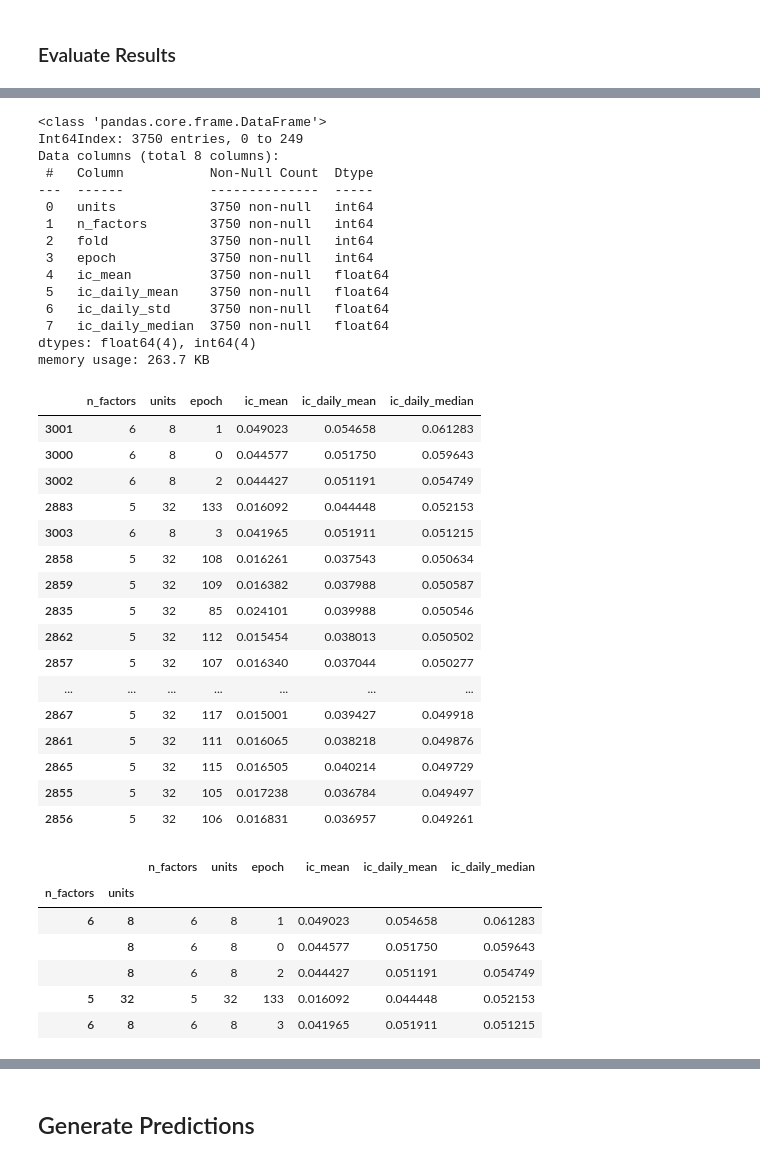
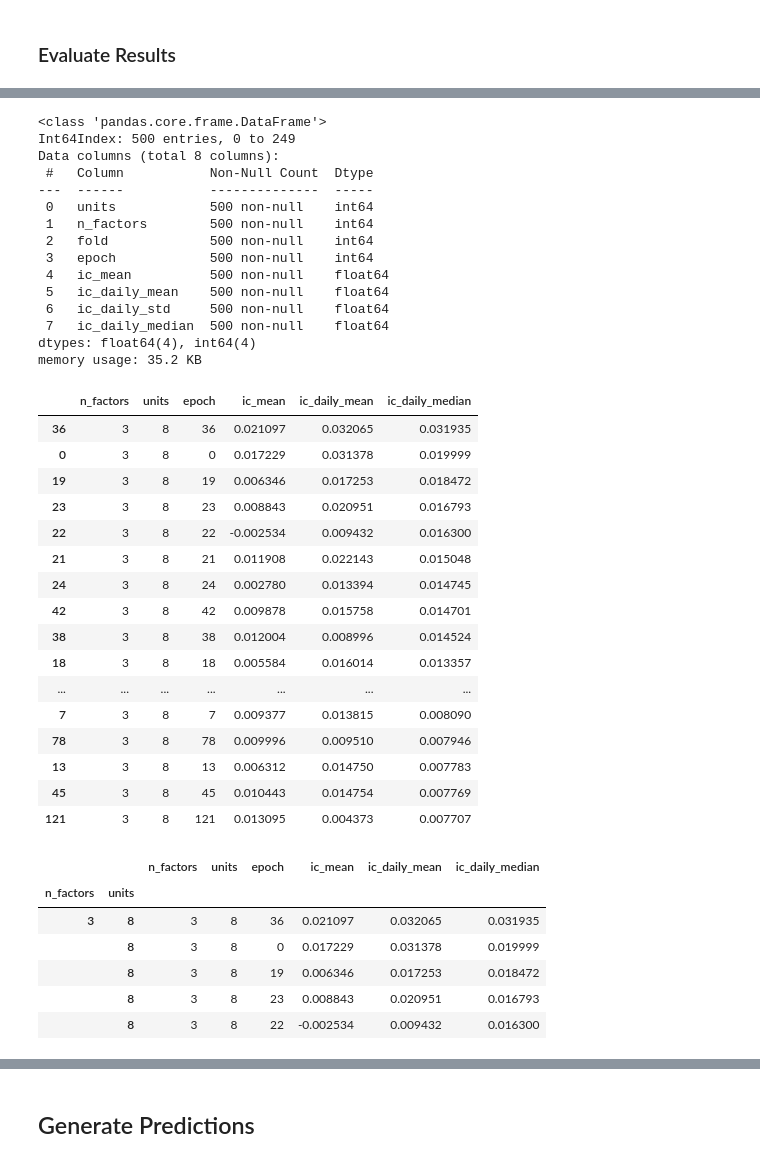
Before and after one commit to ChoiInYeol/Asset-pricing-models-using-deep-learning-networks, a Jupyter notebook: 10_conditional_autoencoder_for_asset_pricing_KR_model.ipynb, the cells around one changed output, grey strips where cells are left out. Drawn from its saved outputs; the diff is of its cells as text; code cells hidden in the pictures.

```diff
--- a/10_conditional_autoencoder_for_asset_pricing_KR_model.ipynb
+++ b/10_conditional_autoencoder_for_asset_pricing_KR_model.ipynb
@@ -64,7 +64,7 @@ idx = pd.IndexSlice
 sns.set_style('whitegrid')
 np.random.seed(42)
 # %%
-results_path = Path('KR_results', 'asset_pricing')
+results_path = Path('KR2_results', 'asset_pricing')
 if not results_path.exists():
     results_path.mkdir(parents=True)
 # %%
@@ -99,7 +99,7 @@ File path: KR_results\asset_pricing\autoencoder.h5
 data = (pd.read_hdf(results_path / 'autoencoder.h5', 'returns')
         .stack(dropna=False)
         .to_frame('returns')
-        .loc[idx['2000':, :], :])
+        .loc[idx['1990':, :], :])
 
 # 램 문제 발생으로 인한 1993 -> 2013
 # %%
@@ -454,45 +547,45 @@ scores = pd.concat(scores)
 scores.info()
 # %% [output]
 <class 'pandas.core.frame.DataFrame'>
-Int64Index: 3750 entries, 0 to 249
+Int64Index: 500 entries, 0 to 249
 Data columns (total 8 columns):
  #   Column           Non-Null Count  Dtype
 ---  ------           --------------  -----
- 0   units            3750 non-null   int64
- 1   n_factors        3750 non-null   int64
- 2   fold             3750 non-null   int64
- 3   epoch            3750 non-null   int64
- 4   ic_mean          3750 non-null   float64
- 5   ic_daily_mean    3750 non-null   float64
- 6   ic_daily_std     3750 non-null   float64
- 7   ic_daily_median  3750 non-null   float64
+ 0   units            500 non-null    int64
+ 1   n_factors        500 non-null    int64
+ 2   fold             500 non-null    int64
+ 3   epoch            500 non-null    int64
+ 4   ic_mean          500 non-null    float64
+ 5   ic_daily_mean    500 non-null    float64
+ 6   ic_daily_std     500 non-null    float64
+ 7   ic_daily_median  500 non-null    float64
 dtypes: float64(4), int64(4)
-memory usage: 263.7 KB
+memory usage: 35.2 KB
 # %%
 avg = (scores.groupby(['n_factors', 'units', 'epoch'])
        ['ic_mean', 'ic_daily_mean', 'ic_daily_median']
        .mean()
       .reset_index())
 # %%
-avg.nlargest(n=20, columns=['ic_daily_median'])
+avg.nlargest(n=50, columns=['ic_daily_median'])
 # %% [output]
 |  | n_factors | units | epoch | ic_mean | ic_daily_mean | ic_daily_median |
-| 3001 | 6 | 8 | 1 | 0.049023 | 0.054658 | 0.061283 |
-| 3000 | 6 | 8 | 0 | 0.044577 | 0.051750 | 0.059643 |
-| 3002 | 6 | 8 | 2 | 0.044427 | 0.051191 | 0.054749 |
-| 2883 | 5 | 32 | 133 | 0.016092 | 0.044448 | 0.052153 |
-| 3003 | 6 | 8 | 3 | 0.041965 | 0.051911 | 0.051215 |
-| 2858 | 5 | 32 | 108 | 0.016261 | 0.037543 | 0.050634 |
-| 2859 | 5 | 32 | 109 | 0.016382 | 0.037988 | 0.050587 |
-| 2835 | 5 | 32 | 85 | 0.024101 | 0.039988 | 0.050546 |
-| 2862 | 5 | 32 | 112 | 0.015454 | 0.038013 | 0.050502 |
-| 2857 | 5 | 32 | 107 | 0.016340 | 0.037044 | 0.050277 |
+| 36 | 3 | 8 | 36 | 0.021097 | 0.032065 | 0.031935 |
+| 0 | 3 | 8 | 0 | 0.017229 | 0.031378 | 0.019999 |
+| 19 | 3 | 8 | 19 | 0.006346 | 0.017253 | 0.018472 |
+| 23 | 3 | 8 | 23 | 0.008843 | 0.020951 | 0.016793 |
+| 22 | 3 | 8 | 22 | -0.002534 | 0.009432 | 0.016300 |
+| 21 | 3 | 8 | 21 | 0.011908 | 0.022143 | 0.015048 |
+| 24 | 3 | 8 | 24 | 0.002780 | 0.013394 | 0.014745 |
+| 42 | 3 | 8 | 42 | 0.009878 | 0.015758 | 0.014701 |
+| 38 | 3 | 8 | 38 | 0.012004 | 0.008996 | 0.014524 |
+| 18 | 3 | 8 | 18 | 0.005584 | 0.016014 | 0.013357 |
 | ... | ... | ... | ... | ... | ... | ... |
-| 2867 | 5 | 32 | 117 | 0.015001 | 0.039427 | 0.049918 |
-| 2861 | 5 | 32 | 111 | 0.016065 | 0.038218 | 0.049876 |
-| 2865 | 5 | 32 | 115 | 0.016505 | 0.040214 | 0.049729 |
-| 2855 | 5 | 32 | 105 | 0.017238 | 0.036784 | 0.049497 |
-| 2856 | 5 | 32 | 106 | 0.016831 | 0.036957 | 0.049261 |
+| 7 | 3 | 8 | 7 | 0.009377 | 0.013815 | 0.008090 |
+| 78 | 3 | 8 | 78 | 0.009996 | 0.009510 | 0.007946 |
+| 13 | 3 | 8 | 13 | 0.006312 | 0.014750 | 0.007783 |
+| 45 | 3 | 8 | 45 | 0.010443 | 0.014754 | 0.007769 |
+| 121 | 3 | 8 | 121 | 0.013095 | 0.004373 | 0.007707 |
 # %%
 top = (avg.groupby(['n_factors', 'units'])
        .apply(lambda x: x.nlargest(n=5, columns=['ic_daily_median']))
@@ -502,11 +595,11 @@ top.nlargest(n=5, columns=['ic_daily_median'])
 # %% [output]
 |  |  | n_factors | units | epoch | ic_mean | ic_daily_mean | ic_daily_median |
 | n_factors | units |  |  |  |  |  |  |
-| 6 | 8 | 6 | 8 | 1 | 0.049023 | 0.054658 | 0.061283 |
-|  | 8 | 6 | 8 | 0 | 0.044577 | 0.051750 | 0.059643 |
-|  | 8 | 6 | 8 | 2 | 0.044427 | 0.051191 | 0.054749 |
-| 5 | 32 | 5 | 32 | 133 | 0.016092 | 0.044448 | 0.052153 |
-| 6 | 8 | 6 | 8 | 3 | 0.041965 | 0.051911 | 0.051215 |
+| 3 | 8 | 3 | 8 | 36 | 0.021097 | 0.032065 | 0.031935 |
+|  | 8 | 3 | 8 | 0 | 0.017229 | 0.031378 | 0.019999 |
+|  | 8 | 3 | 8 | 19 | 0.006346 | 0.017253 | 0.018472 |
+|  | 8 | 3 | 8 | 23 | 0.008843 | 0.020951 | 0.016793 |
+|  | 8 | 3 | 8 | 22 | -0.002534 | 0.009432 | 0.016300 |
 # %%
 fig, axes = plt.subplots(ncols=5, nrows=2, figsize=(20, 8), sharey='row', sharex=True)
 
```
Also changed, not shown: parts of 23 cells of this notebook, 3 other files.
